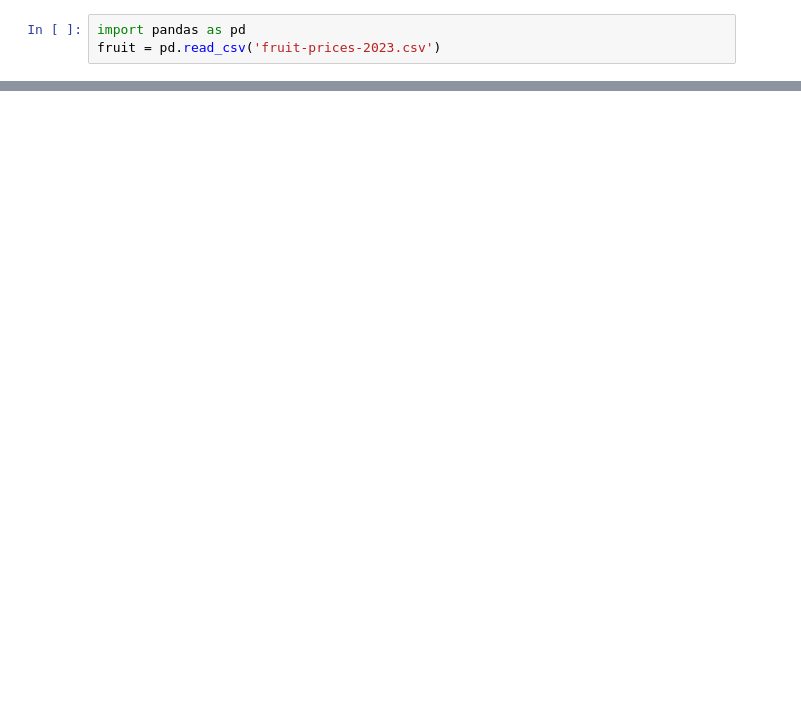
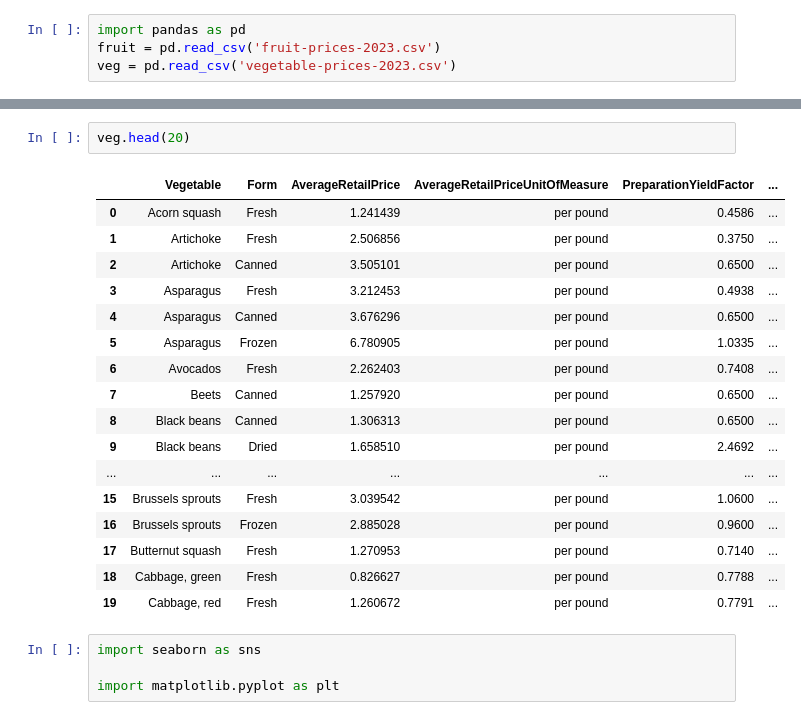
Before and after one commit to Aboling0/pythonIntroFinalProject, a Jupyter notebook: mainCode.ipynb, the cells around one changed output, grey strips where cells are left out. Saved outputs shown, nothing was run; the diff lists cells and outputs as text; blank space fills up the shorter version.

```diff
--- a/mainCode.ipynb
+++ b/mainCode.ipynb
@@ -1,6 +1,7 @@
 # %%
 import pandas as pd
 fruit = pd.read_csv('fruit-prices-2023.csv')
+veg = pd.read_csv('vegetable-prices-2023.csv')
 # %%
 fruit.head(10)
 # I'm noticing that there are four types of Apples, and they could be categorized better.
@@ -18,3 +19,27 @@ fruit.head(10)
 | 7 | Apricots | Dried | 8.634284 | per pound | 1.00 | ... |
 | 8 | Bananas | Fresh | 0.609595 | per pound | 0.64 | ... |
 | 9 | Berries, mixed | Frozen | 4.448419 | per pound | 1.00 | ... |
+# %%
+veg.head(20)
+# %% [output]
+|  | Vegetable | Form | AverageRetailPrice | AverageRetailPriceUnitOfMeasure | PreparationYieldFactor | ... |
+| 0 | Acorn squash | Fresh | 1.241439 | per pound | 0.4586 | ... |
+| 1 | Artichoke | Fresh | 2.506856 | per pound | 0.3750 | ... |
+| 2 | Artichoke | Canned | 3.505101 | per pound | 0.6500 | ... |
+| 3 | Asparagus | Fresh | 3.212453 | per pound | 0.4938 | ... |
+| 4 | Asparagus | Canned | 3.676296 | per pound | 0.6500 | ... |
+| 5 | Asparagus | Frozen | 6.780905 | per pound | 1.0335 | ... |
+| 6 | Avocados | Fresh | 2.262403 | per pound | 0.7408 | ... |
+| 7 | Beets | Canned | 1.257920 | per pound | 0.6500 | ... |
+| 8 | Black beans | Canned | 1.306313 | per pound | 0.6500 | ... |
+| 9 | Black beans | Dried | 1.658510 | per pound | 2.4692 | ... |
+| ... | ... | ... | ... | ... | ... | ... |
+| 15 | Brussels sprouts | Fresh | 3.039542 | per pound | 1.0600 | ... |
+| 16 | Brussels sprouts | Frozen | 2.885028 | per pound | 0.9600 | ... |
+| 17 | Butternut squash | Fresh | 1.270953 | per pound | 0.7140 | ... |
+| 18 | Cabbage, green | Fresh | 0.826627 | per pound | 0.7788 | ... |
+| 19 | Cabbage, red | Fresh | 1.260672 | per pound | 0.7791 | ... |
+# %%
+import seaborn as sns
+
+import matplotlib.pyplot as plt
```
Also changed, not shown: parts of 4 cells of this notebook.
